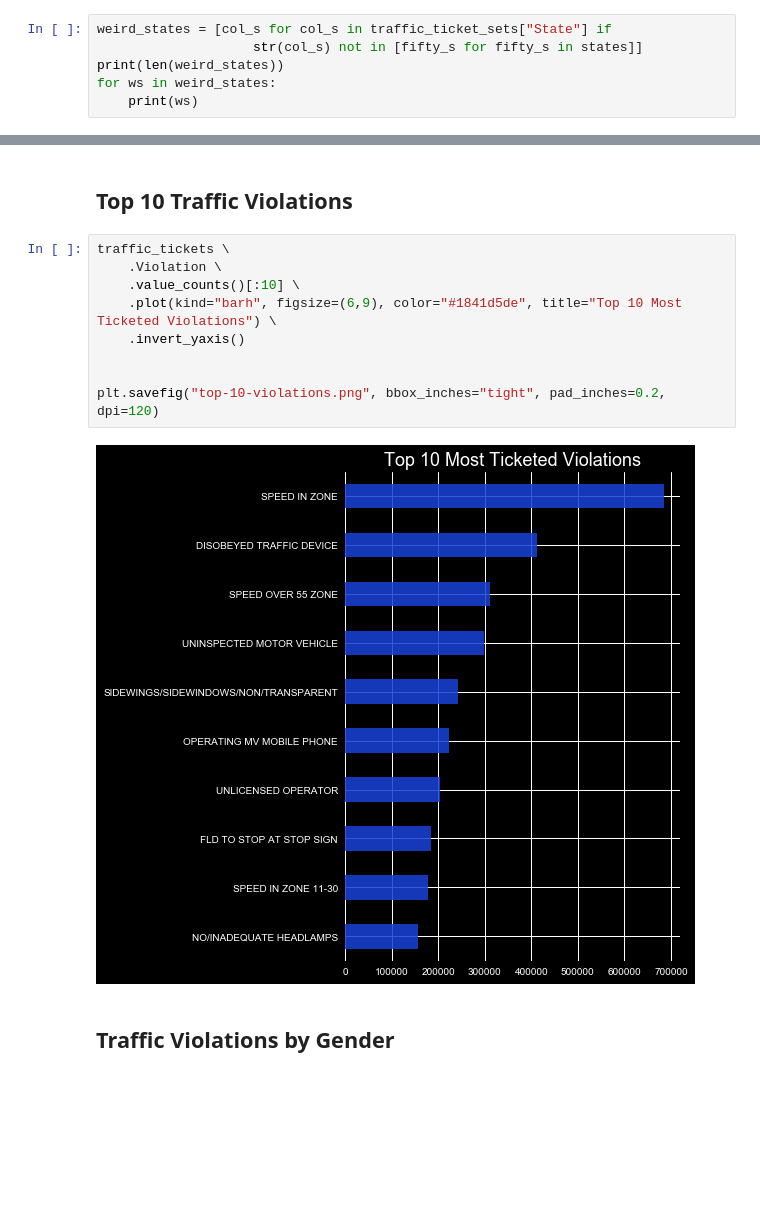
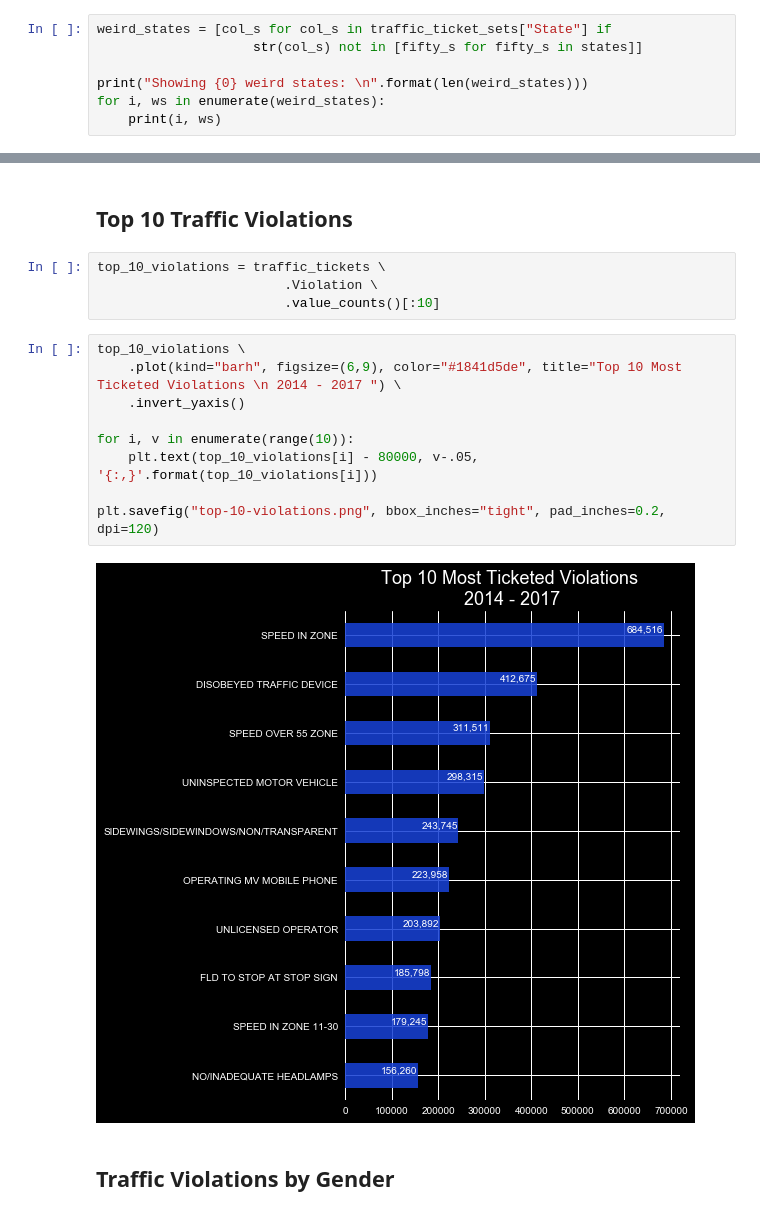
Before and after one commit to dacrands/traffic-ticket-data, a Jupyter notebook: traffic-data.ipynb, the cells around one changed output, grey strips where cells are left out. Drawn from its saved outputs; the diff is of its cells as text; blank space fills up the shorter version.

```diff
--- a/traffic-data.ipynb
+++ b/traffic-data.ipynb
@@ -237,7 +237,8 @@ states = [s.upper() for s in states]
 # %%
 weird_states = [col_s for col_s in traffic_ticket_sets["State"] if
                     str(col_s) not in [fifty_s for fifty_s in states]]
-print(len(weird_states))
-for ws in weird_states:
-    print(ws)
+
+print("Showing {0} weird states: \n".format(len(weird_states)))
+for i, ws in enumerate(weird_states):
+    print(i, ws)
 # %% [output]
@@ -325,17 +326,21 @@ plt.rc('legend', fontsize=SMALL_SIZE)    # legend fontsize
 plt.rc('figure', titlesize=BIGGER_SIZE)
 # %% [markdown]
 ## Top 10 Traffic Violations
+# %%
+top_10_violations = traffic_tickets \
+                        .Violation \
+                        .value_counts()[:10]
 # %%
-traffic_tickets \
-    .Violation \
-    .value_counts()[:10] \
-    .plot(kind="barh", figsize=(6,9), color="#1841d5de", title="Top 10 Most Ticketed Violations") \
+top_10_violations \
+    .plot(kind="barh", figsize=(6,9), color="#1841d5de", title="Top 10 Most Ticketed Violations \n 2014 - 2017 ") \
     .invert_yaxis()
 
+for i, v in enumerate(range(10)):
+    plt.text(top_10_violations[i] - 80000, v-.05, '{:,}'.format(top_10_violations[i]))
 
 plt.savefig("top-10-violations.png", bbox_inches="tight", pad_inches=0.2, dpi=120)
 # %% [output]
-[figure, old version]
+[figure, new version]
 # %% [markdown]
 ## Traffic Violations by Gender
 # %%
```
Also changed, not shown: parts of 7 cells of this notebook, 3 other files.
